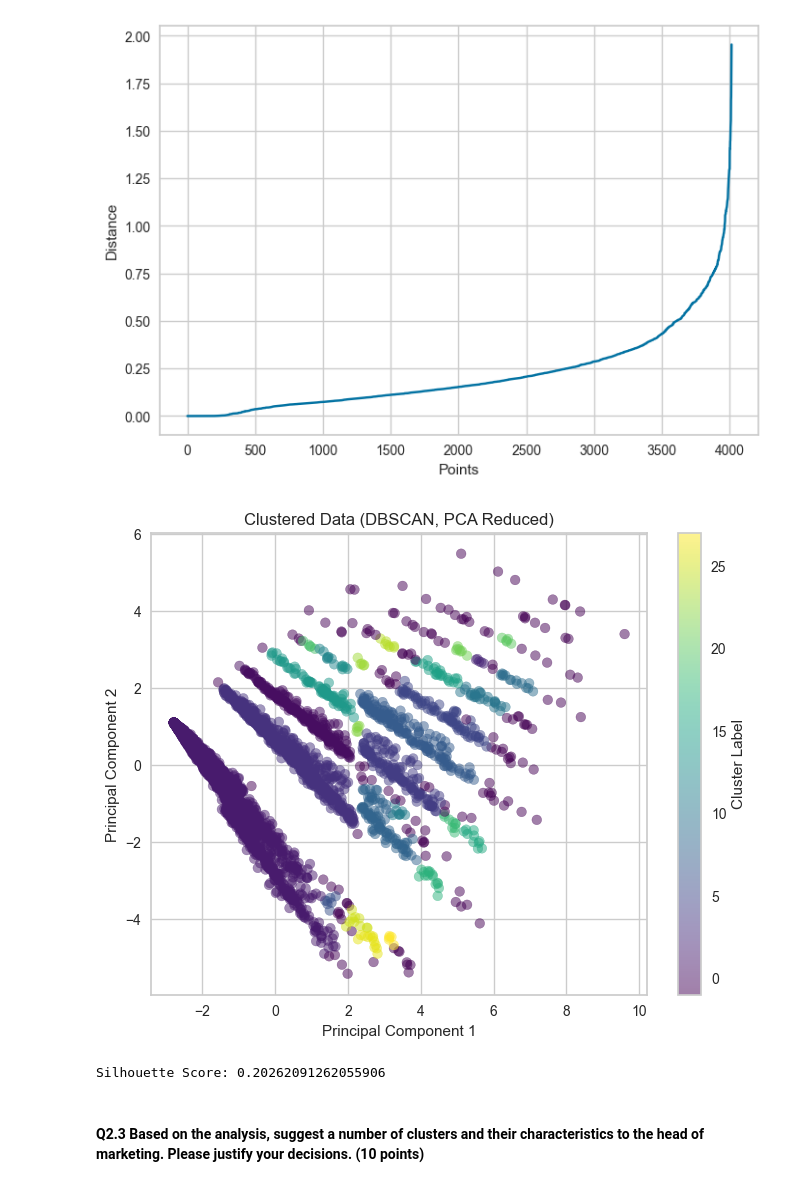
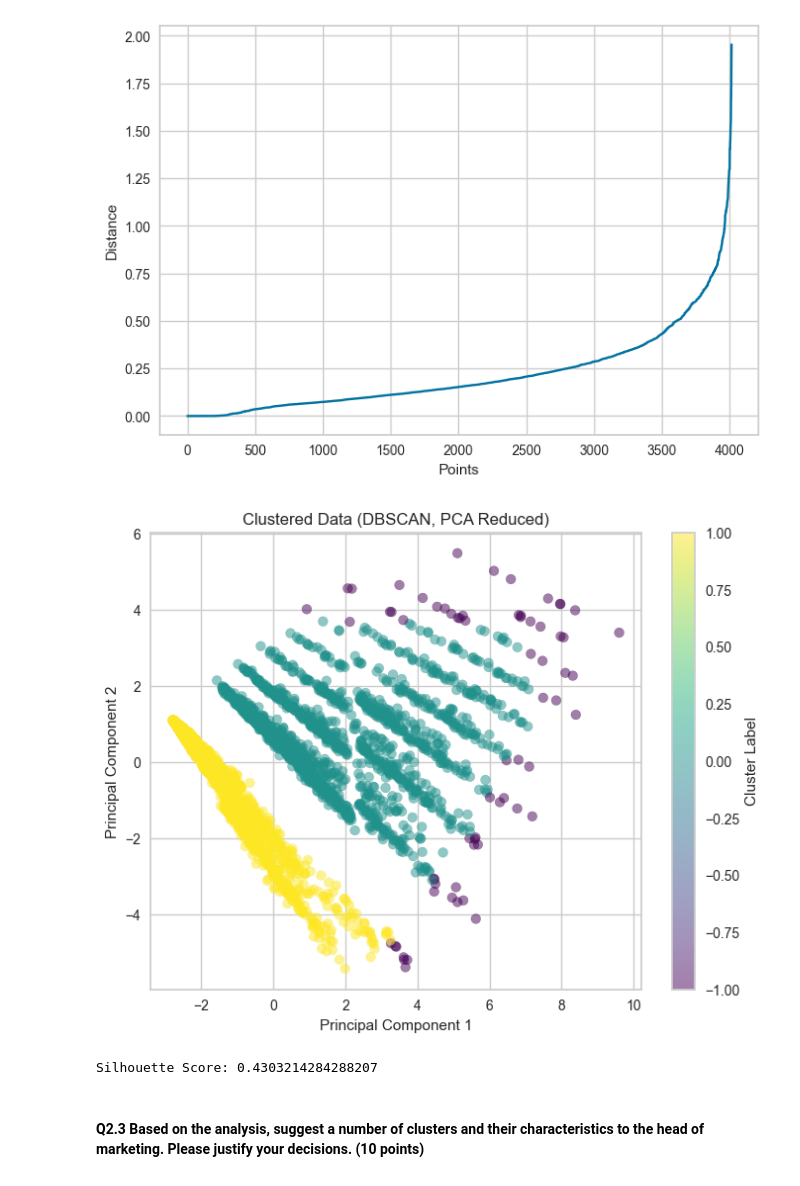
Before and after one commit to xxashwoodxx/Retail, a Jupyter notebook: Assignment 2 FarTrend.ipynb, the cells around one changed output. Drawn from its saved outputs; the diff is of its cells as text; code cells hidden in the pictures.

```diff
--- a/Assignment 2 FarTrend.ipynb
+++ b/Assignment 2 FarTrend.ipynb
@@ -1394,38 +1393,30 @@ plt.show()
 # %%
 from sklearn.cluster import DBSCAN
 import matplotlib.pyplot as plt
 from sklearn.decomposition import PCA
 from sklearn.preprocessing import StandardScaler
 
-# Assuming features_final_original is your DataFrame and it's ready for clustering
-
-# Step 1: Standardize the features (if not already done)
-#scaler = StandardScaler()
-#features_scaled = scaler.fit_transform(features_final_original)
-
-# Optional: Reduce dimensionality with PCA to visualize in 2D (if you have more than 2 features)
 pca = PCA(n_components=2)
 pca_features = pca.fit_transform(features_final_original)
 
-# Step 2: Perform Hierarchical clustering
-# Choose the number of clusters and the linkage criterion
-dbscan = DBSCAN(eps=0.22, min_samples=5)
-clusters = dbscan.fit_predict(pca_features)  # You can use features_scaled directly if not using PCA for clustering
+# Setting epsilon and min sample values
+dbscan = DBSCAN(eps=1, min_samples=50)
+clusters = dbscan.fit_predict(pca_features)
 
 # Add the cluster labels back into a copy of the original DataFrame for visualization
 features_final_with_clusters = features_final_original.copy()
 features_final_with_clusters['Cluster'] = clusters
 
-# Step 3: Visualize the clustered data (especially useful if you used PCA for clustering)
+# Visualize  clustered data
 plt.figure(figsize=(8, 6))
 plt.scatter(pca_features[:, 0], pca_features[:, 1], c=clusters, cmap='viridis', alpha=0.5)
 plt.xlabel('Principal Component 1')
 plt.ylabel('Principal Component 2')
 plt.title('Clustered Data (DBSCAN, PCA Reduced)')
 plt.colorbar(label='Cluster Label')
 plt.show()
 # %% [output]
-[figure, old version]
+[figure, new version]
 # %%
 from sklearn.metrics import silhouette_score
 
@@ -1434,13 +1425,13 @@ filtered_labels = clusters[clusters != -1]
 filtered_features = pca_features[clusters != -1]
 
 # Compute the silhouette score, only for non-noise labels
-if len(set(filtered_labels)) > 1:  # At least 2 clusters are required to calculate silhouette score
+if len(set(filtered_labels)) > 1:
     silhouette = silhouette_score(filtered_features, filtered_labels)
     print(f'Silhouette Score: {silhouette}')
 else:
     print('Silhouette score cannot be calculated for a single cluster.')
 # %% [output]
-Silhouette Score: 0.20262091262055906
+Silhouette Score: 0.4303214284288207
 # %% [markdown]
 #### Q2.3 Based on the analysis, suggest a number of clusters and their characteristics to the head of marketing. Please justify your decisions. (10 points)
 # %% [markdown]
```
Also changed, not shown: parts of 13 cells of this notebook.
